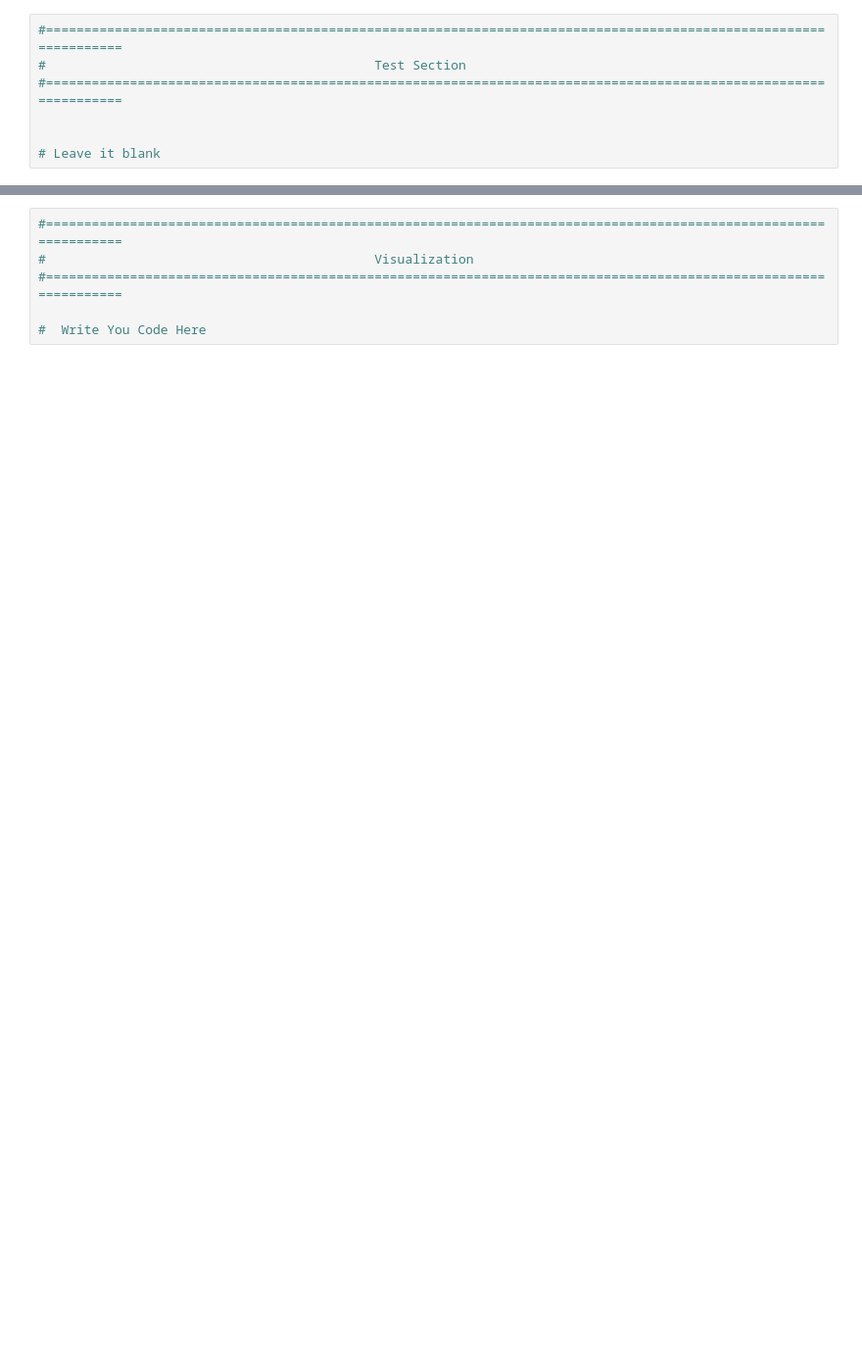
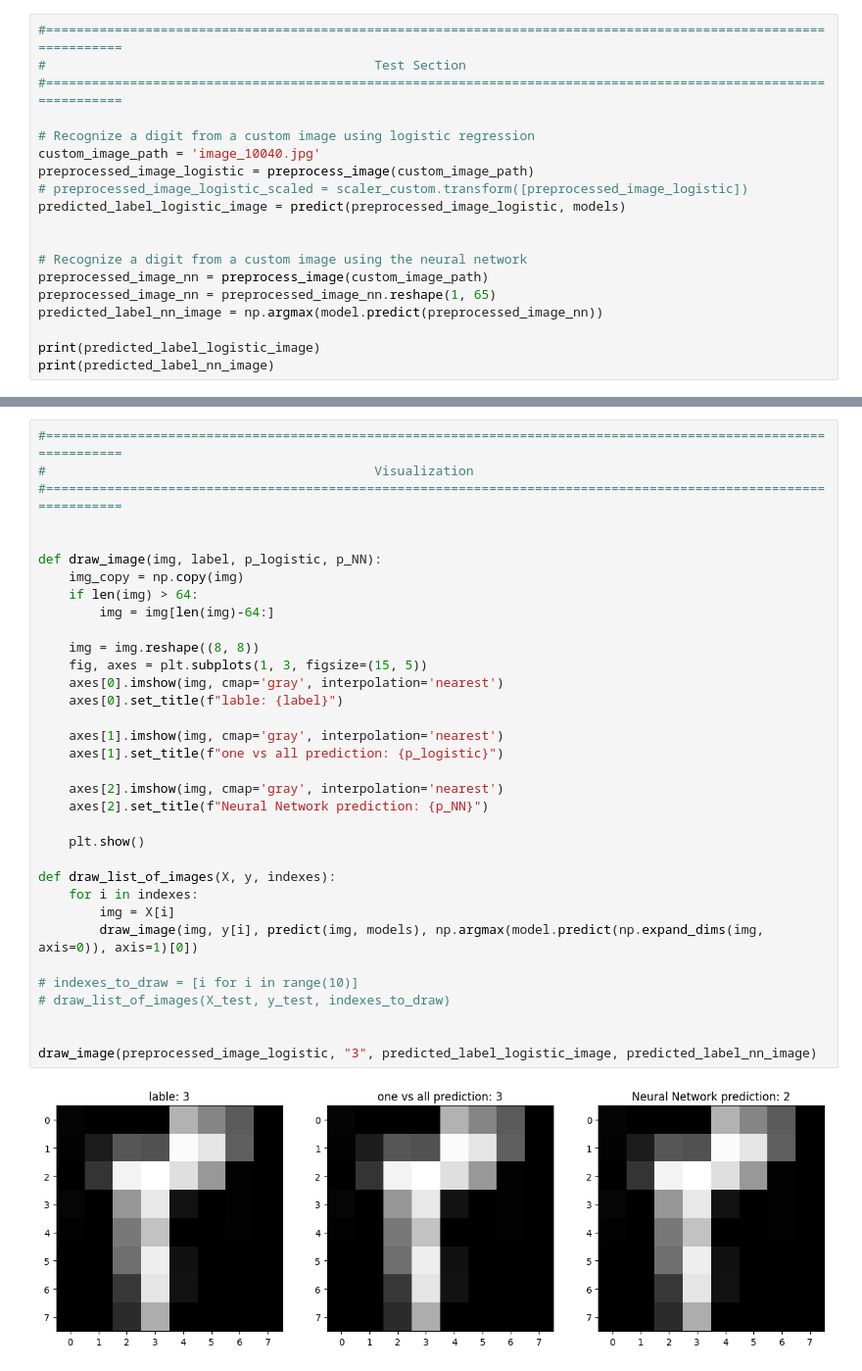
Before and after one commit to Arefeh902/Persian-Digit-Recognition, a Jupyter notebook: Number Detection.ipynb, the cells around one changed output, grey strips where cells are left out. Shown at 98% size. Drawn from its saved outputs; the diff is of its cells as text; blank space fills up the shorter version.

```diff
--- a/Number Detection.ipynb
+++ b/Number Detection.ipynb
@@ -67,5 +261,17 @@ images_train, images_test, labels_train, labels_test = train_test_split(images,
 #                                           Test Section
 #=================================================================================================================
 
+# Recognize a digit from a custom image using logistic regression
+custom_image_path = 'image_10040.jpg'
+preprocessed_image_logistic = preprocess_image(custom_image_path)
+# preprocessed_image_logistic_scaled = scaler_custom.transform([preprocessed_image_logistic])
+predicted_label_logistic_image = predict(preprocessed_image_logistic, models)
 
-# Leave it blank
+
+# Recognize a digit from a custom image using the neural network
+preprocessed_image_nn = preprocess_image(custom_image_path)
+preprocessed_image_nn = preprocessed_image_nn.reshape(1, 65)
+predicted_label_nn_image = np.argmax(model.predict(preprocessed_image_nn))
+
+print(predicted_label_logistic_image)
+print(predicted_label_nn_image)
@@ -72,6 +282,36 @@ images_train, images_test, labels_train, labels_test = train_test_split(images,
 # %%
 #=================================================================================================================
 #                                           Visualization
 #=================================================================================================================
 
-#  Write You Code Here
+
+def draw_image(img, label, p_logistic, p_NN):
+    img_copy = np.copy(img)
+    if len(img) > 64:
+        img = img[len(img)-64:]
+
+    img = img.reshape((8, 8))
+    fig, axes = plt.subplots(1, 3, figsize=(15, 5))
+    axes[0].imshow(img, cmap='gray', interpolation='nearest')
+    axes[0].set_title(f"lable: {label}")
+
+    axes[1].imshow(img, cmap='gray', interpolation='nearest')
+    axes[1].set_title(f"one vs all prediction: {p_logistic}")
+
+    axes[2].imshow(img, cmap='gray', interpolation='nearest')
+    axes[2].set_title(f"Neural Network prediction: {p_NN}")
+
+    plt.show()
+
+def draw_list_of_images(X, y, indexes):
+    for i in indexes:
+        img = X[i]
+        draw_image(img, y[i], predict(img, models), np.argmax(model.predict(np.expand_dims(img, axis=0)), axis=1)[0])
+
+# indexes_to_draw = [i for i in range(10)]
+# draw_list_of_images(X_test, y_test, indexes_to_draw)
+
+
+draw_image(preprocessed_image_logistic, "3", predicted_label_logistic_image, predicted_label_nn_image)
+# %% [output]
+[figure, added]
```
Also changed, not shown: parts of 15 cells of this notebook, 1 other file.
